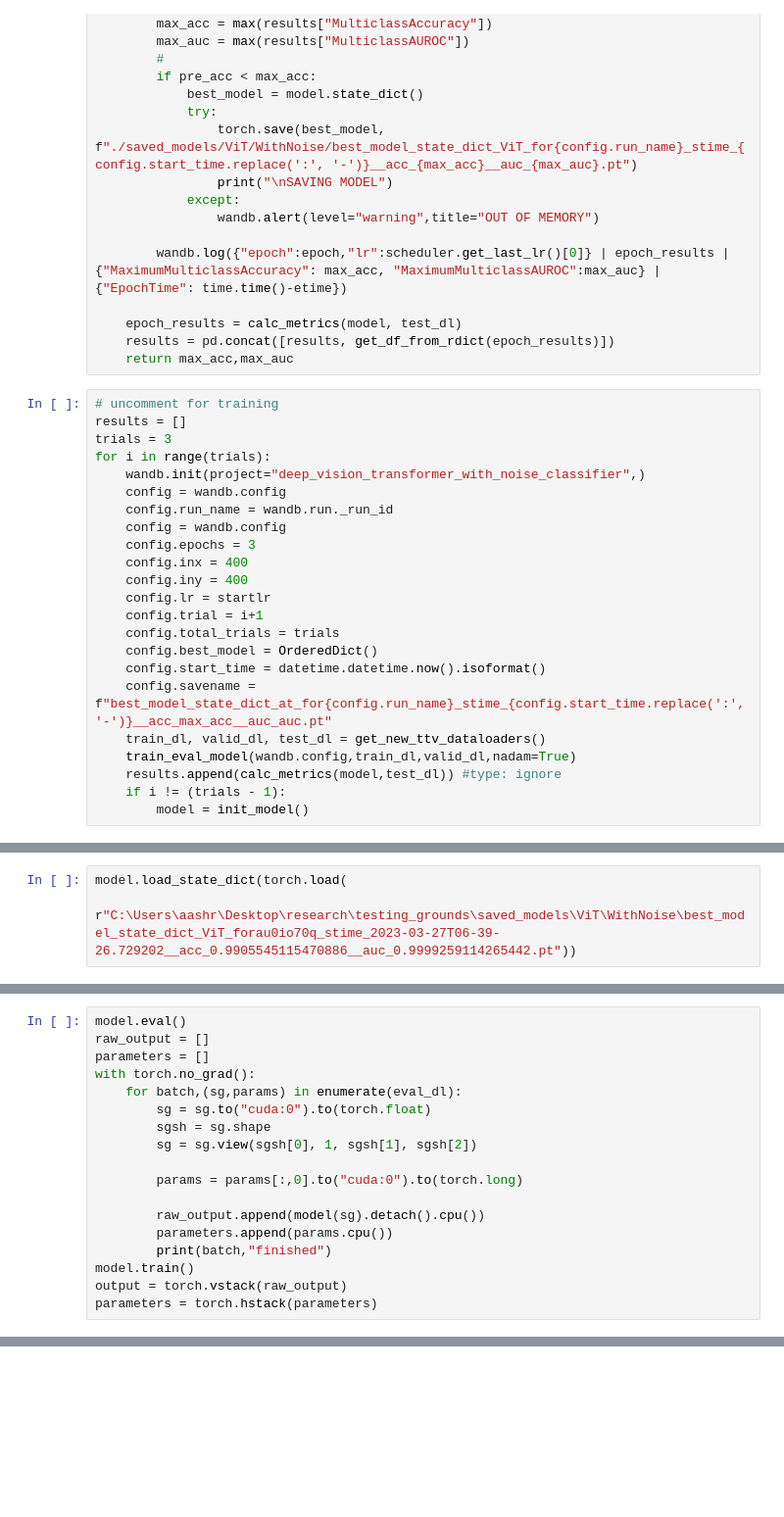
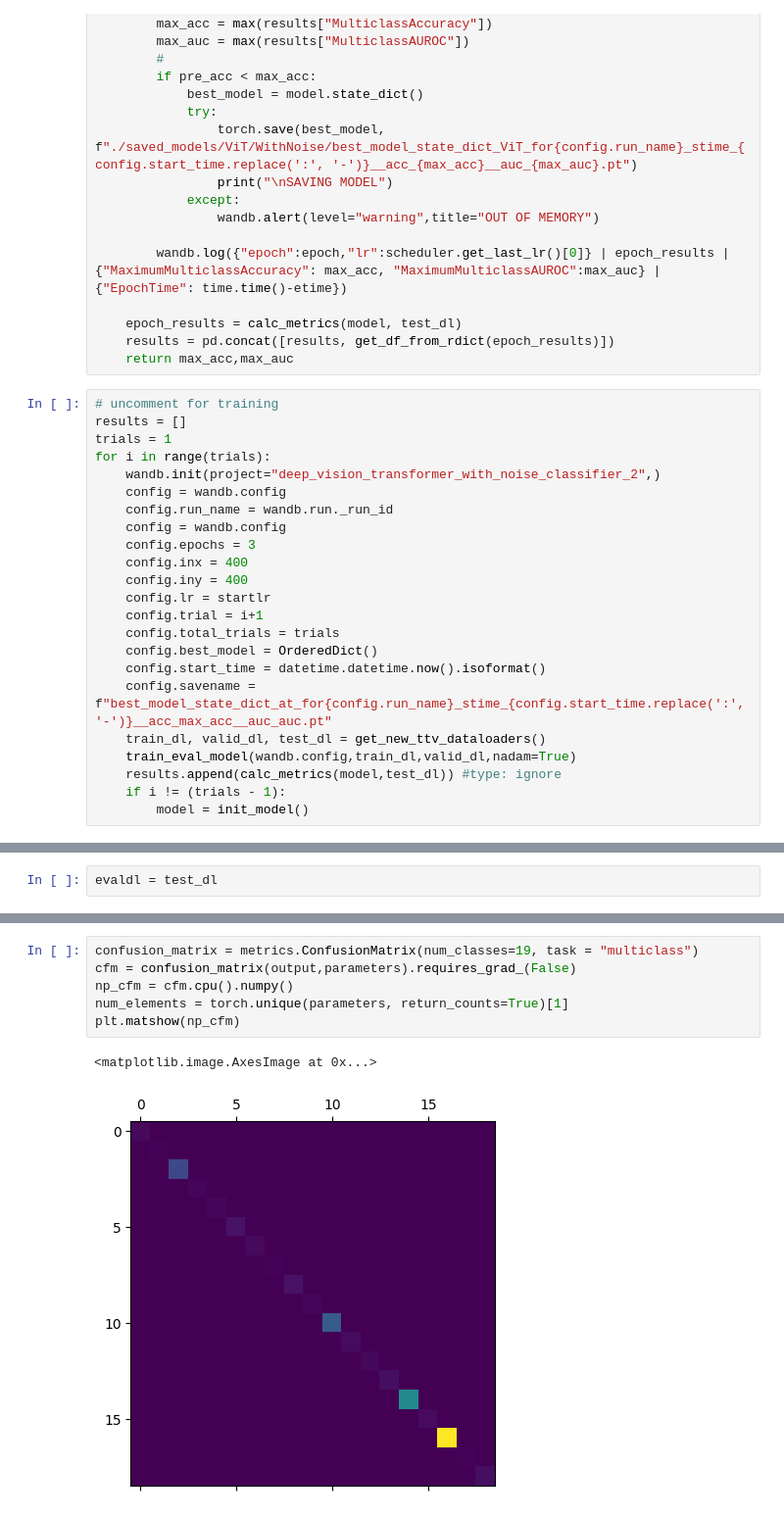
Before and after one commit to aashraychegu/testing_grounds, a Jupyter notebook: classifier.ipynb, the cells around one changed output, grey strips where cells are left out. Shown at 98% size. Drawn from its saved outputs; the diff is of its cells as text; blank space fills up the shorter version.

```diff
--- a/classifier.ipynb
+++ b/classifier.ipynb
@@ -201,9 +201,9 @@ def train_eval_model(config, train_dl, test_dl, adam=True, nadam=False):
 # %%
 # uncomment for training
 results = []
-trials = 3
+trials = 1
 for i in range(trials):
-    wandb.init(project="deep_vision_transformer_with_noise_classifier",)
+    wandb.init(project="deep_vision_transformer_with_noise_classifier_2",)
     config = wandb.config
     config.run_name = wandb.run._run_id
     config = wandb.config
@@ -235,3 +249,0 @@ preeval finished
-# %%
-model.load_state_dict(torch.load(
-    r"C:\Users\aashr\Desktop\research\testing_grounds\saved_models\ViT\WithNoise\best_model_state_dict_ViT_forau0io70q_stime_2023-03-27T06-39-26.729202__acc_0.9905545115470886__auc_0.9999259114265442.pt"))
@@ -241,3 +250,5 @@ evaldl = torch.utils.data.DataLoader(evalds,batch_size=64)
+# %%
+evaldl = test_dl
 # %%
 model.eval()
 raw_output = []
@@ -268,18 +281,0 @@ torch.save([fpr,tpr,thresholds],"roc.pt")
-# %%
-model.eval()
-raw_output = []
-parameters = []
-with torch.no_grad():
-    for batch,(sg,params) in enumerate(eval_dl):
-        sg = sg.to("cuda:0").to(torch.float)
-        sgsh = sg.shape
-        sg = sg.view(sgsh[0], 1, sgsh[1], sgsh[2])
-
-        params = params[:,0].to("cuda:0").to(torch.long)
-
-        raw_output.append(model(sg).detach().cpu())
-        parameters.append(params.cpu())
-        print(batch,"finished")
-model.train()
-output = torch.vstack(raw_output)
-parameters = torch.hstack(parameters)
@@ -331,0 +287,9 @@ snrdf.to_csv("accuracy_by_signal-to-noise-ratio.pd.csv")
+# %%
+confusion_matrix = metrics.ConfusionMatrix(num_classes=19, task = "multiclass")
+cfm = confusion_matrix(output,parameters).requires_grad_(False)
+np_cfm = cfm.cpu().numpy()
+num_elements = torch.unique(parameters, return_counts=True)[1]
+plt.matshow(np_cfm)
+# %% [output]
+<matplotlib.image.AxesImage at 0x...>
+[figure, added]
```
Also changed, not shown: parts of 23 cells of this notebook.
